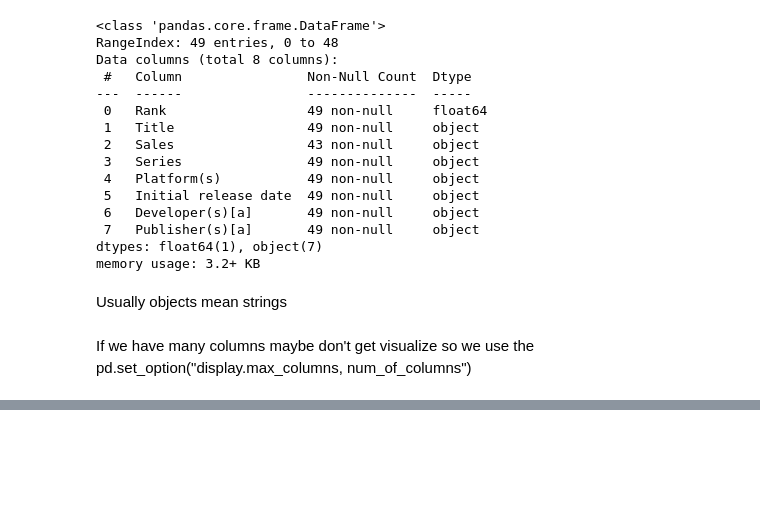
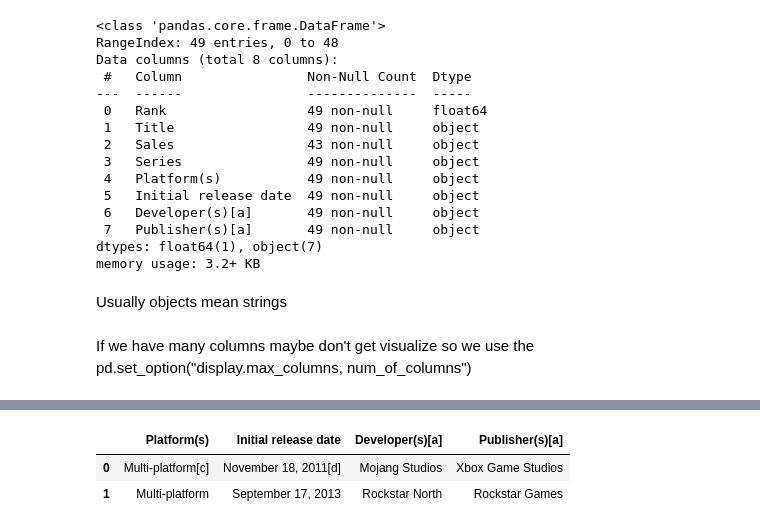
Before and after one commit to Sua95/pandas_project, a Jupyter notebook: pandas_demo.ipynb, the cells around one changed output, grey strips where cells are left out. Drawn from its saved outputs; the diff is of its cells as text; code cells hidden in the pictures; blank space fills up the shorter version.

```diff
--- a/pandas_demo.ipynb
+++ b/pandas_demo.ipynb
@@ -50,0 +108,6 @@ If we have many columns maybe don't get visualize so we use the pd.set_option("d
+# %%
+df.loc[[0,1], "Platform(s)":"Publisher(s)[a]"]
+# %% [output]
+|  | Platform(s) | Initial release date | Developer(s)[a] | Publisher(s)[a] |
+| 0 | Multi-platform[c] | November 18, 2011[d] | Mojang Studios | Xbox Game Studios |
+| 1 | Multi-platform | September 17, 2013 | Rockstar North | Rockstar Games |
```
Also changed, not shown: parts of 6 cells of this notebook.
